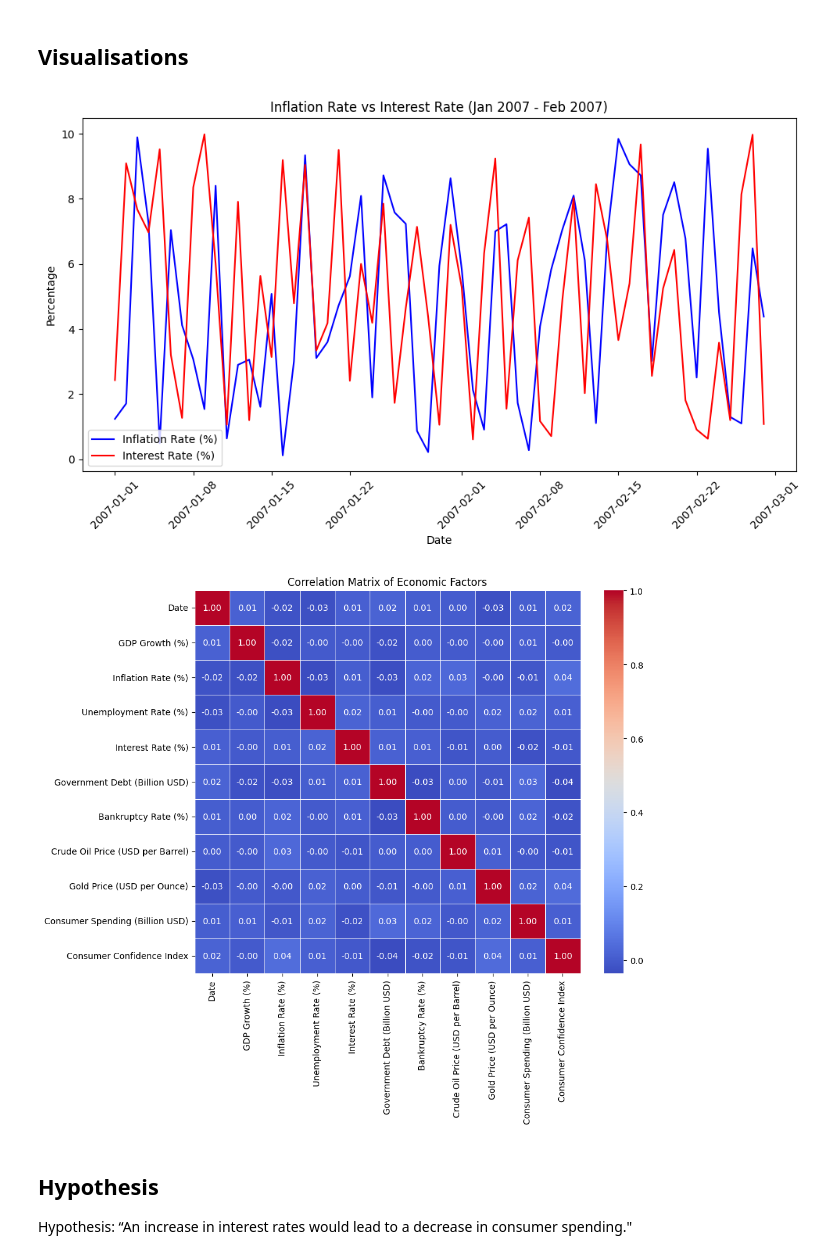
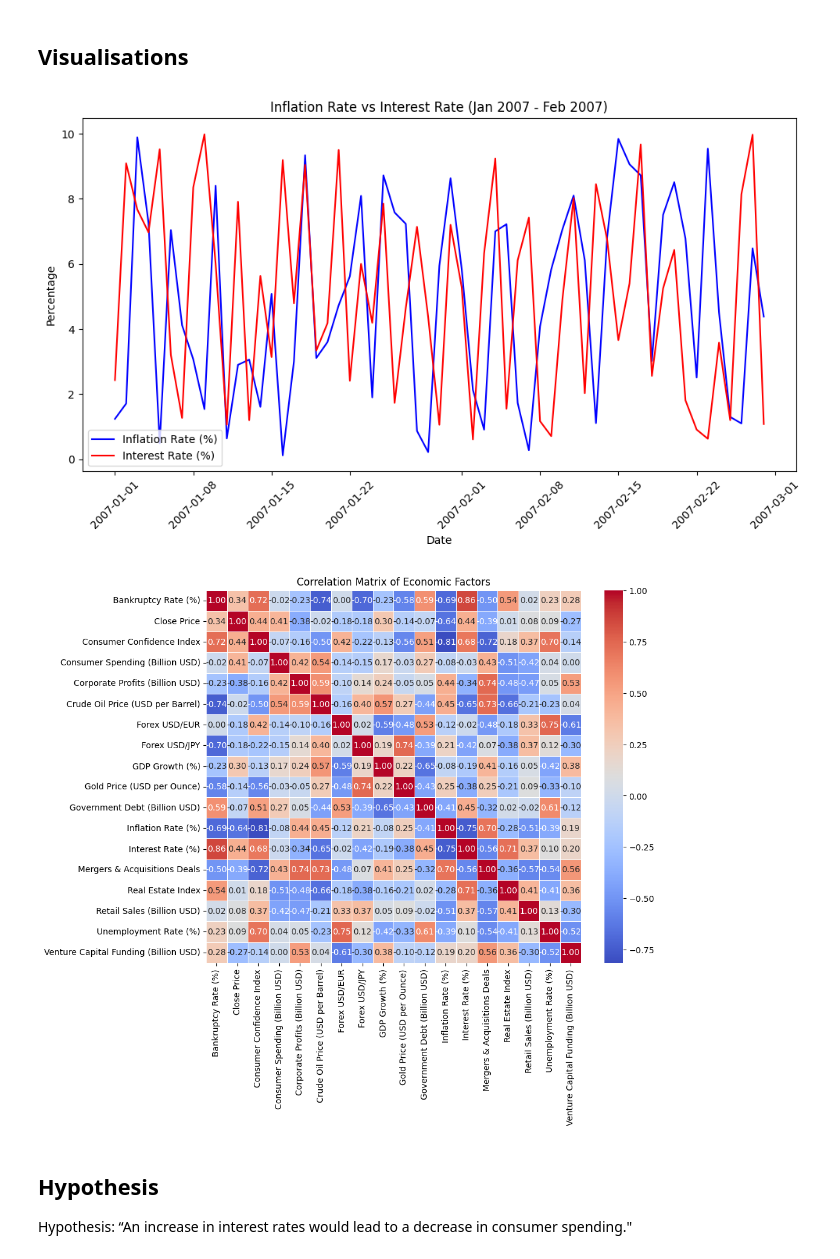
Before and after one commit to phxlptwt/phxlptwt, a Jupyter notebook: stat1000j/econs_analysisipynb.ipynb, the cells around one changed output. Saved outputs shown, nothing was run; the diff lists cells and outputs as text; code cells hidden in the pictures.

```diff
--- a/stat1000j/econs_analysisipynb.ipynb
+++ b/stat1000j/econs_analysisipynb.ipynb
@@ -131,35 +131,35 @@ df_filtered = df[(df['Date'].dt.year == 2007) & (df['Date'].dt.month.isin([1, 2]
 # Sort by Date to ensure the time series is in order
 df_filtered = df_filtered.sort_values('Date')
 
 # Plot Inflation Rate and Interest Rate over time (January to February 2007)
 plt.figure(figsize=(10, 6))
 
 plt.plot(df_filtered['Date'], df_filtered['Inflation Rate (%)'], label='Inflation Rate (%)', color='blue')
 plt.plot(df_filtered['Date'], df_filtered['Interest Rate (%)'], label='Interest Rate (%)', color='red')
 
 # Adding labels and title
 plt.xlabel('Date')
 plt.ylabel('Percentage')
 plt.title('Inflation Rate vs Interest Rate (Jan 2007 - Feb 2007)')
 
 # Adding a legend
 plt.legend()
 
 # Display the plot
 plt.xticks(rotation=45)  # Rotate x-axis labels for better readability
 plt.tight_layout()
 plt.show()
 
 
 # Heatmap of correlations
-correlation_matrix = df.corr()
+correlation_matrix = pivot_table.corr()
 plt.figure(figsize=(10, 8))
 sns.heatmap(correlation_matrix, annot=True, cmap='coolwarm', fmt='.2f', linewidths=0.5)
 plt.title('Correlation Matrix of Economic Factors')
 plt.show()
 # %% [output]
 [figure]
-[figure, old version]
+[figure, new version]
 # %% [markdown]
 ## Hypothesis
 Hypothesis: “An increase in interest rates would lead to a decrease in consumer spending."
```
Also changed, not shown: parts of 2 cells of this notebook.
